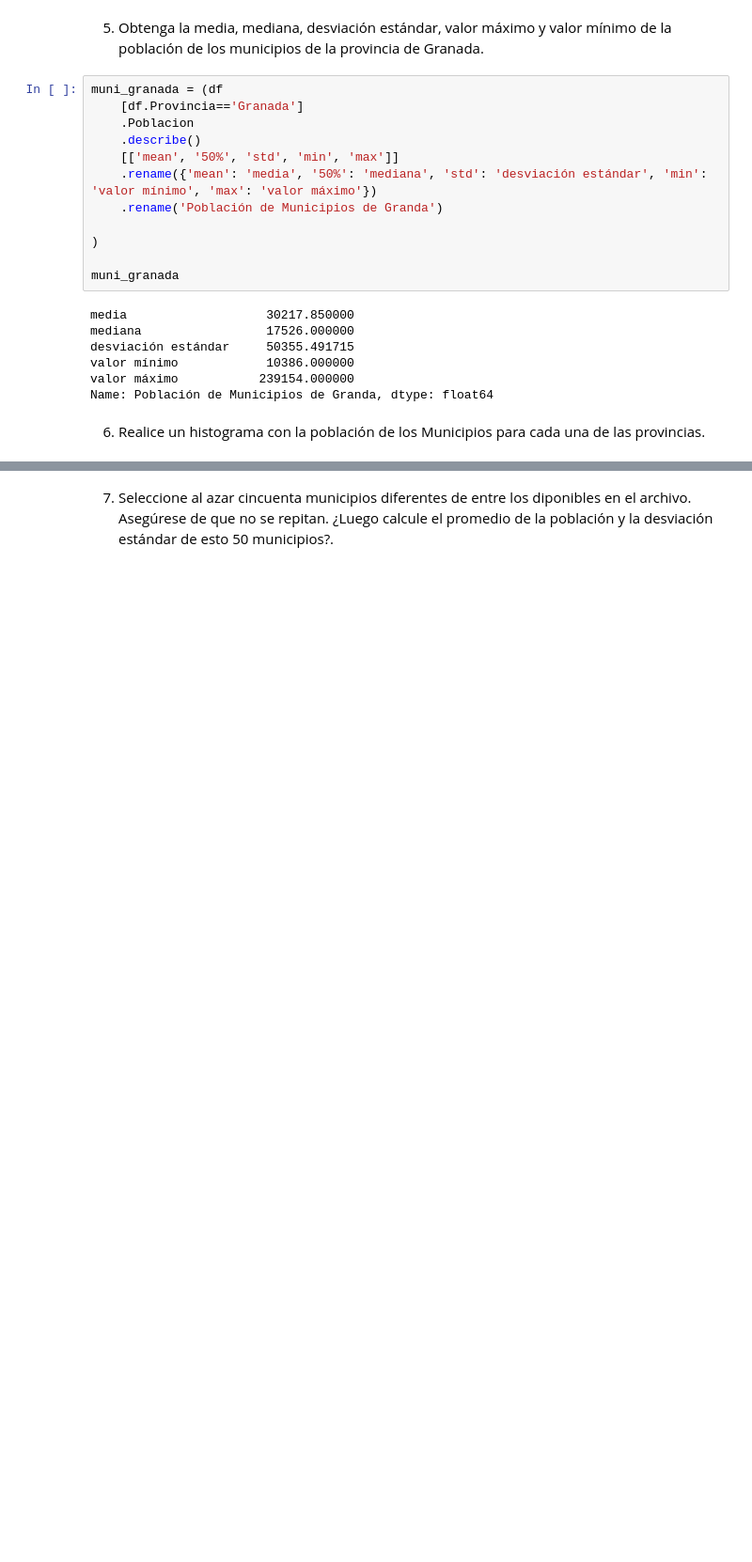
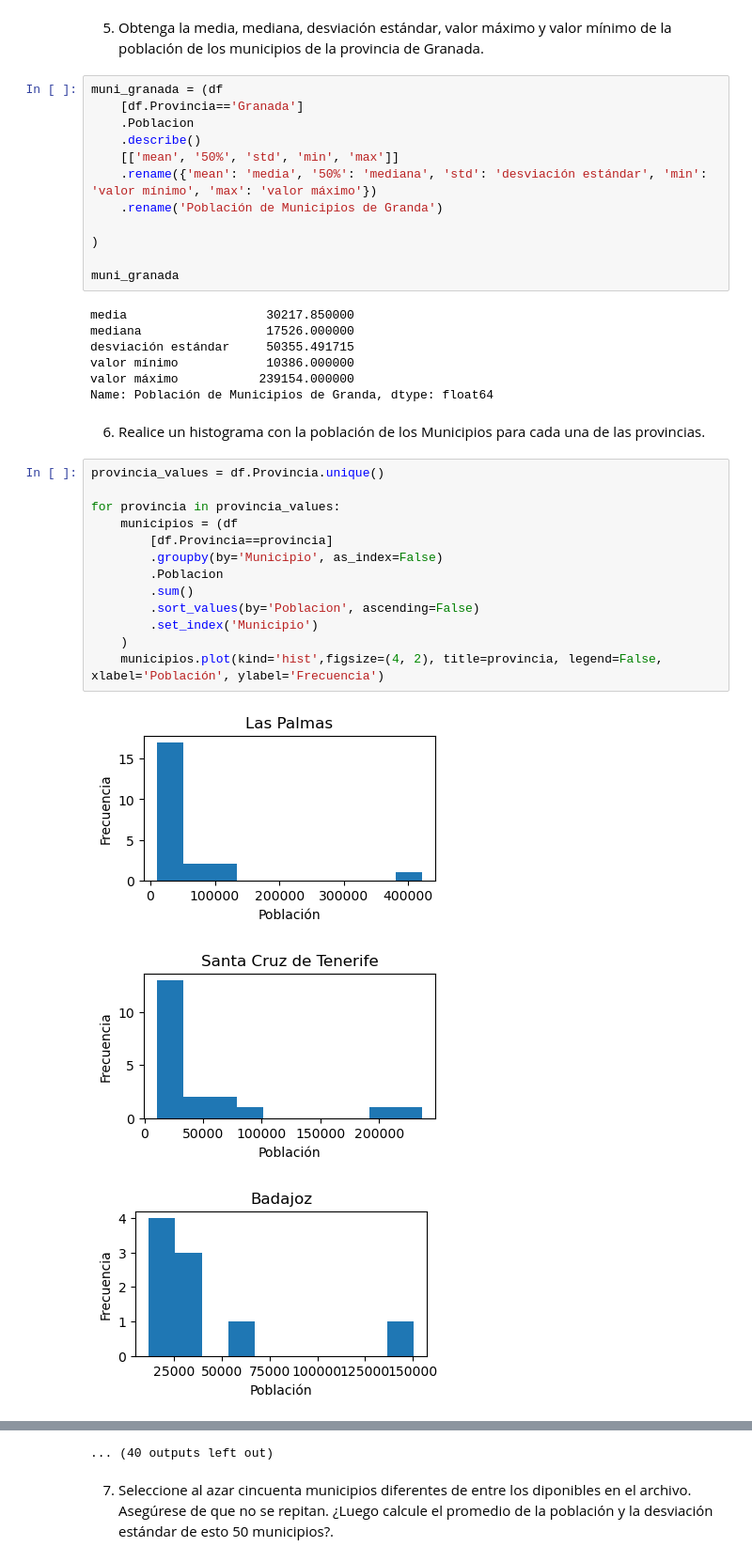
Before and after one commit to 13001893/cdp_lab_3, a Jupyter notebook: laboratorio_3.ipynb, the cells around one changed output, grey strips where cells are left out. Shown: that part at 94% size. Drawn from its saved outputs; the diff is of its cells as text; blank space fills up the shorter version.

```diff
--- a/laboratorio_3.ipynb
+++ b/laboratorio_3.ipynb
@@ -199,3 +199,20 @@ valor máximo           239154.000000
 Name: Población de Municipios de Granda, dtype: float64
 # %% [markdown]
 6. Realice un histograma con la población de los Municipios para cada una de las provincias.
+# %%
+provincia_values = df.Provincia.unique()
+
+for provincia in provincia_values:
+    municipios = (df
+        [df.Provincia==provincia]
+        .groupby(by='Municipio', as_index=False)
+        .Poblacion
+        .sum()
+        .sort_values(by='Poblacion', ascending=False)
+        .set_index('Municipio')
+    )
+    municipios.plot(kind='hist',figsize=(4, 2), title=provincia, legend=False, xlabel='Población', ylabel='Frecuencia')
+# %% [output]
+[figure, added]
+[figure, added]
+[figure, added]
@@ -202,3 +228,4 @@ Name: Población de Municipios de Granda, dtype: float64
+... (40 outputs left out)
 # %% [markdown]
 
 7) Seleccione al azar cincuenta municipios diferentes de entre los diponibles en el archivo. Asegúrese de que no se repitan. ¿Luego calcule el promedio de la población y la desviación estándar de esto 50 municipios?.
```
Also changed, not shown: parts of 2 cells of this notebook.
